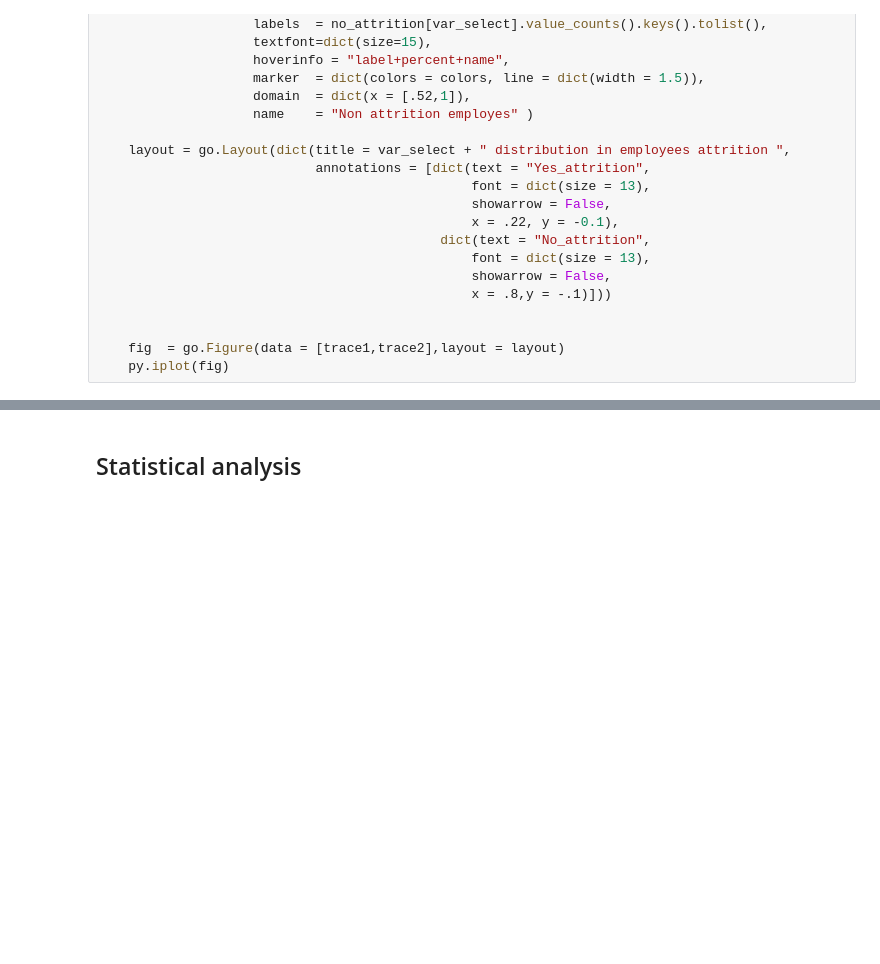
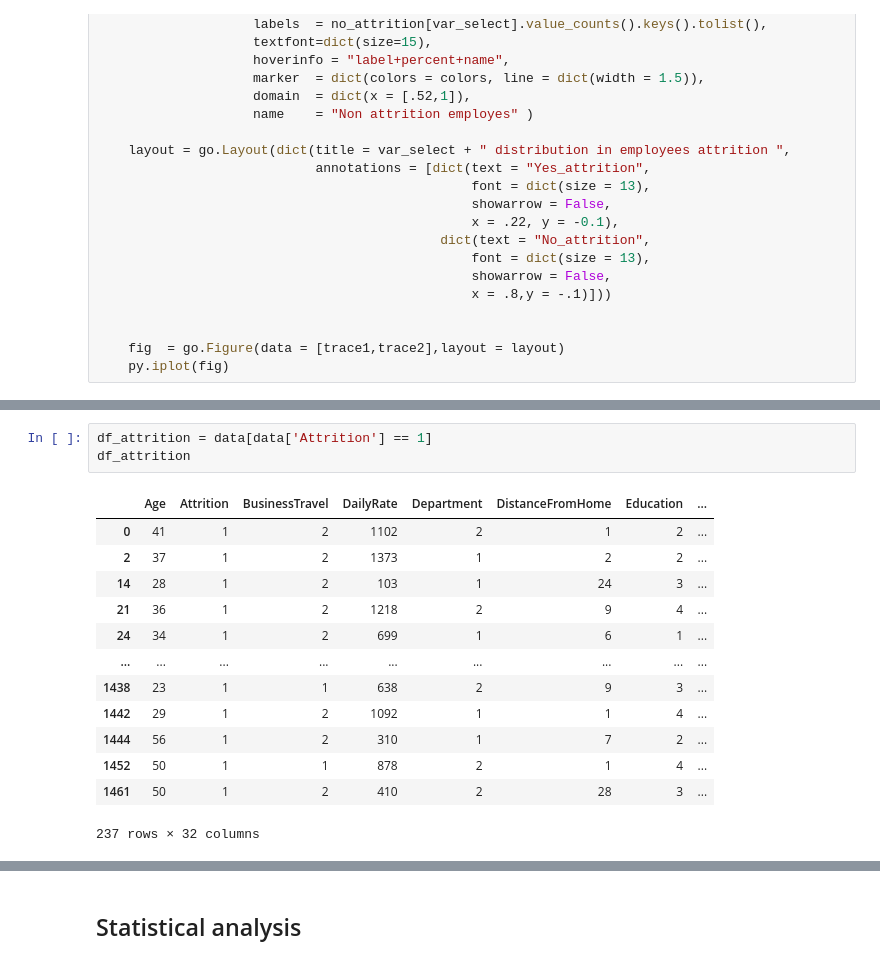
Before and after one commit to catarinatomasr/projectoEDSB, a Jupyter notebook: Projecto.ipynb, the cells around one changed output, grey strips where cells are left out. Drawn from its saved outputs; the diff is of its cells as text; blank space fills up the shorter version.

```diff
--- a/Projecto.ipynb
+++ b/Projecto.ipynb
@@ -295,3 +305,20 @@ fig.update_layout(title_text='Distribution of Over Time by Attrition Status',
 fig.show()
 # %% [output]
 [interactive output not drawn]
+# %%
+df_attrition = data[data['Attrition'] == 1]
+df_attrition
+# %% [output]
+|  | Age | Attrition | BusinessTravel | DailyRate | Department | DistanceFromHome | Education | ... |
+| 0 | 41 | 1 | 2 | 1102 | 2 | 1 | 2 | ... |
+| 2 | 37 | 1 | 2 | 1373 | 1 | 2 | 2 | ... |
+| 14 | 28 | 1 | 2 | 103 | 1 | 24 | 3 | ... |
+| 21 | 36 | 1 | 2 | 1218 | 2 | 9 | 4 | ... |
+| 24 | 34 | 1 | 2 | 699 | 1 | 6 | 1 | ... |
+| ... | ... | ... | ... | ... | ... | ... | ... | ... |
+| 1438 | 23 | 1 | 1 | 638 | 2 | 9 | 3 | ... |
+| 1442 | 29 | 1 | 2 | 1092 | 1 | 1 | 4 | ... |
+| 1444 | 56 | 1 | 2 | 310 | 1 | 7 | 2 | ... |
+| 1452 | 50 | 1 | 1 | 878 | 2 | 1 | 4 | ... |
+| 1461 | 50 | 1 | 2 | 410 | 2 | 28 | 3 | ... |
+237 rows × 32 columns
```
Also changed, not shown: parts of 3 cells of this notebook.
